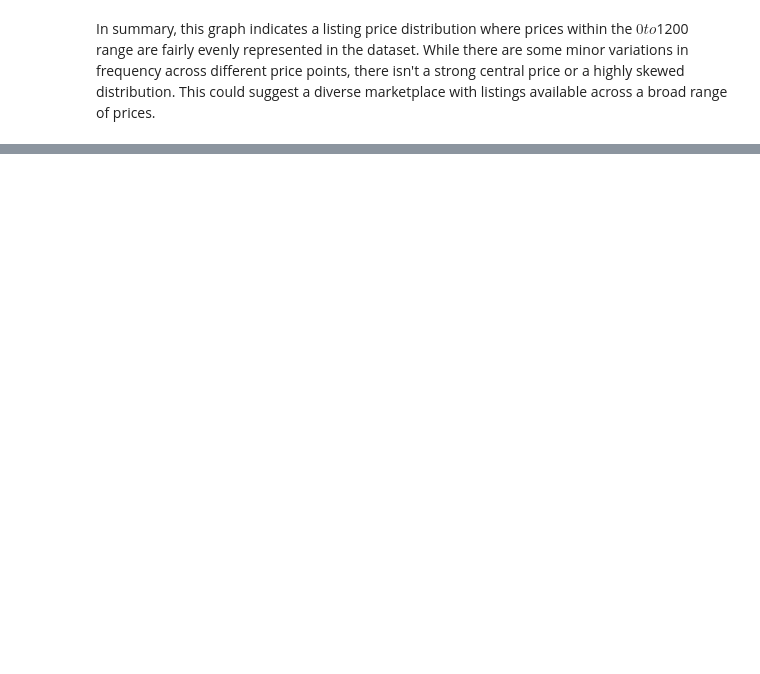
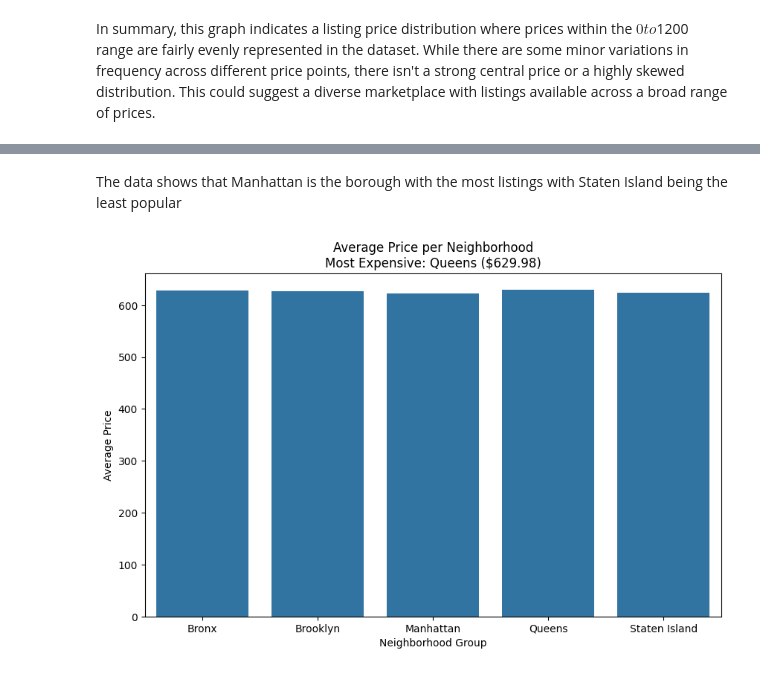
Before and after one commit to Kwasi-Dankwa/airbnb-eda, a Jupyter notebook: AirBnB.ipynb, the cells around one changed output, grey strips where cells are left out. Saved outputs shown, nothing was run; the diff lists cells and outputs as text; code cells hidden in the pictures; blank space fills up the shorter version.

```diff
--- a/AirBnB.ipynb
+++ b/AirBnB.ipynb
@@ -146,0 +176,19 @@ In summary, this graph indicates a listing price distribution where prices withi
+# %% [markdown]
+The data shows that Manhattan is the borough with the most listings with Staten Island being the least popular
+# %%
+# Group by neighborhood and calculate the mean price
+neighborhood_prices = df.groupby('neighbourhood group')['price'].mean()
+
+# Finding the most expensive neighborhood
+most_expensive_neighborhood = neighborhood_prices.idxmax()
+most_expensive_price = neighborhood_prices.max()
+
+# Create the visualization
+plt.figure(figsize=(10, 6))
+sns.barplot(x=neighborhood_prices.index, y=neighborhood_prices.values)
+plt.title(f'Average Price per Neighborhood\nMost Expensive: {most_expensive_neighborhood} (${most_expensive_price:.2f})')
+plt.xlabel('Neighborhood Group')
+plt.ylabel('Average Price')
+plt.show()
+# %% [output]
+[figure, added]
```
Also changed, not shown: parts of 10 cells of this notebook.
